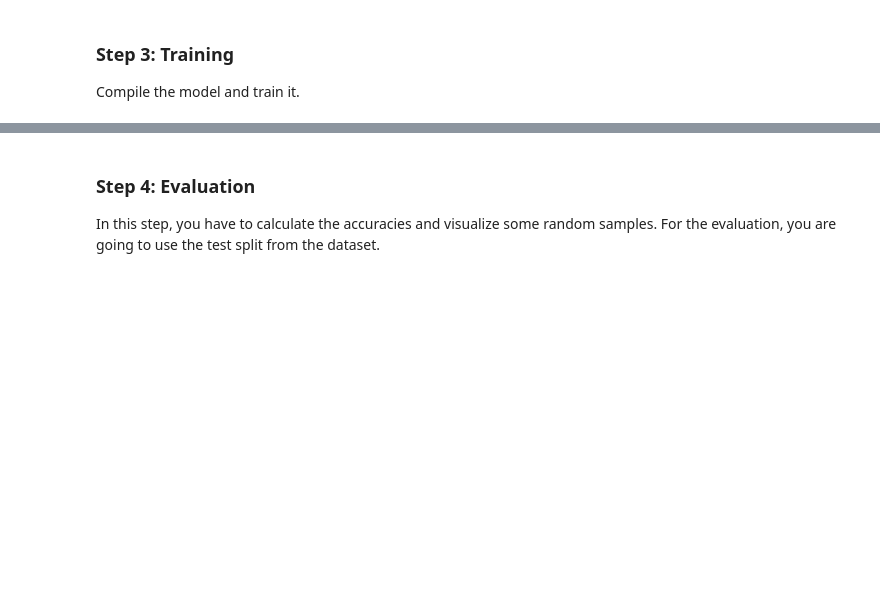
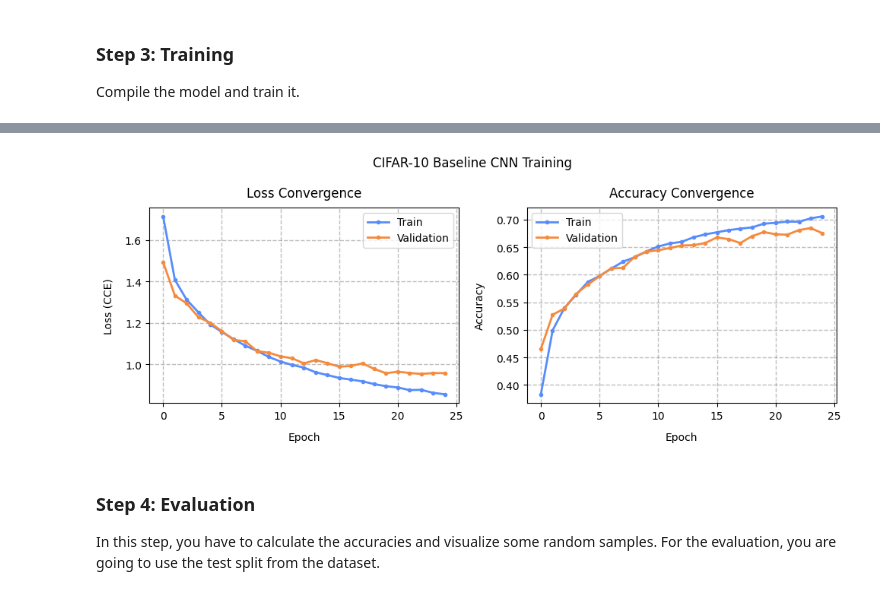
Before and after one commit to BogdanPinchuk/ComputerVision-PBY_HW14, a Jupyter notebook: Bohdan_Pinchuk_CV_HW14.ipynb, the cells around one changed output, grey strips where cells are left out. Cells and saved outputs as stored; diff of their text form; code cells hidden in the pictures; blank space fills up the shorter version.

```diff
--- a/Bohdan_Pinchuk_CV_HW14.ipynb
+++ b/Bohdan_Pinchuk_CV_HW14.ipynb
@@ -495,18 +501,46 @@ Report of CIFAR-10 Baseline CNN Training
-# %%
-# Show training history (this cell is complete, nothing to implement here :-) )
-h = history.history
-epochs = range(len(h['loss']))
-
-plt.subplot(121), plt.plot(epochs, h['loss'], '.-', epochs, h['val_loss'], '.-')
-plt.grid(True), plt.xlabel('epochs'), plt.ylabel('loss')
-plt.legend(['Train', 'Validation'])
-plt.subplot(122), plt.plot(epochs, h['accuracy'], '.-',
-                           epochs, h['val_accuracy'], '.-')
-plt.grid(True), plt.xlabel('epochs'), plt.ylabel('Accuracy')
-plt.legend(['Train', 'Validation'])
-
-print('Train Acc     ', h['accuracy'][-1])
-print('Validation Acc', h['val_accuracy'][-1])
+# %%
+# Graphic results
+
+import matplotlib.pyplot as plt
+
+# Input data
+array_x = range(epochs)
+array_y00 = history.history['loss']
+array_y01 = history.history['val_loss']
+array_y10 = history.history['accuracy']
+array_y11 = history.history['val_accuracy']
+
+# Solution
+_, axes = plt.subplots(1, 2, figsize=(10, 4))
+
+ax = axes[0]
+ax.plot(array_x, array_y00, ls='-', marker='.', linewidth=2.0, label='Train')
+ax.plot(array_x, array_y01, ls='-', marker='.', linewidth=2.0, label='Validation')
+ax.grid(axis='both', visible=True, which='major', ls='--', linewidth=1.0, color='tab:gray')
+# ax.minorticks_on()
+# ax.grid(axis='both', visible=True, which='minor', ls=':', linewidth=0.5, color='tab:green')
+ax.set_title("Loss Convergence", pad=10, loc='center', color='black')
+ax.set_xlabel("Epoch", labelpad=10, loc='center', color='black')
+ax.set_ylabel("Loss (CCE)", labelpad=10, loc='center', color='black')
+ax.legend()
+
+ax = axes[1]
+ax.plot(array_x, array_y10, ls='-', marker='.', linewidth=2.0, label='Train')
+ax.plot(array_x, array_y11, ls='-', marker='.', linewidth=2.0, label='Validation')
+ax.grid(axis='both', visible=True, which='major', ls='--', linewidth=1.0, color='tab:gray')
+# ax.minorticks_on()
+# ax.grid(axis='both', visible=True, which='minor', ls=':', linewidth=0.5, color='tab:green')
+ax.set_title("Accuracy Convergence", pad=10, loc='center', color='black')
+ax.set_xlabel("Epoch", labelpad=10, loc='center', color='black')
+ax.set_ylabel("Accuracy", labelpad=10, loc='center', color='black')
+ax.legend()
+
+plt.suptitle(f"CIFAR-10 Baseline CNN Training")
+
+plt.tight_layout()
+plt.show()
+# %% [output]
+[figure, added]
 # %% [markdown]
 ### Step 4: Evaluation
 
```
Also changed, not shown: parts of 2 cells of this notebook, 1 other file.
